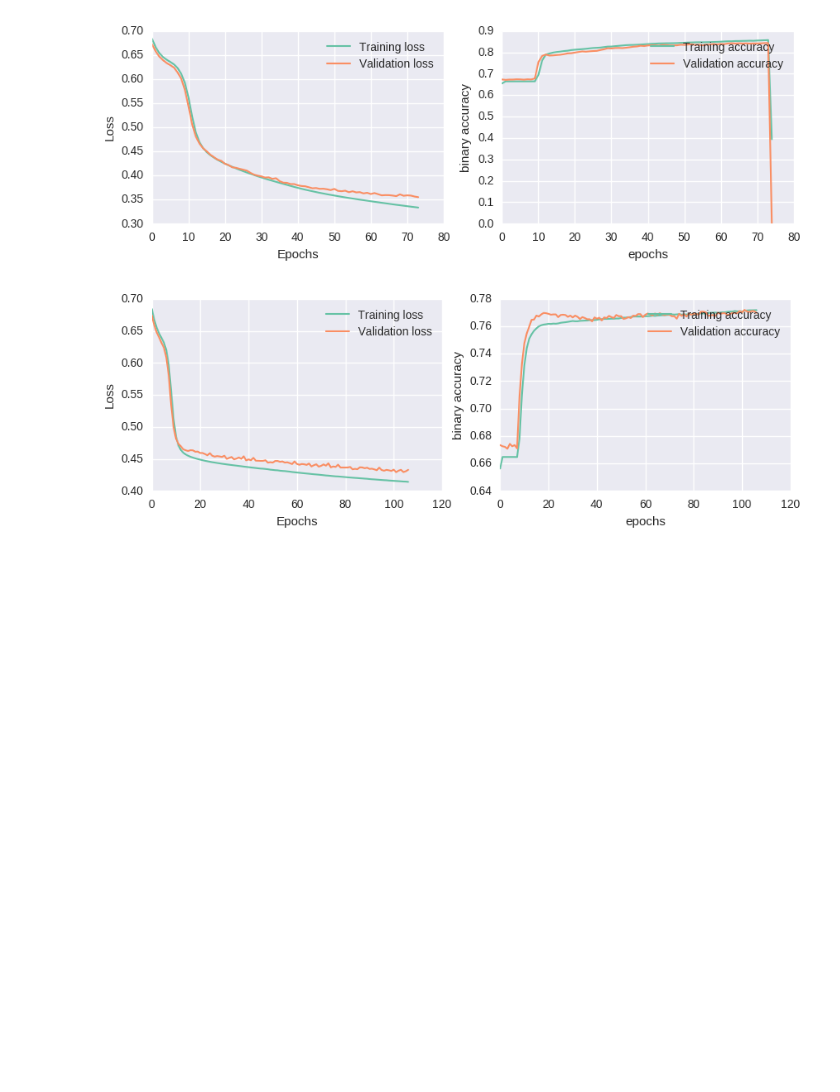
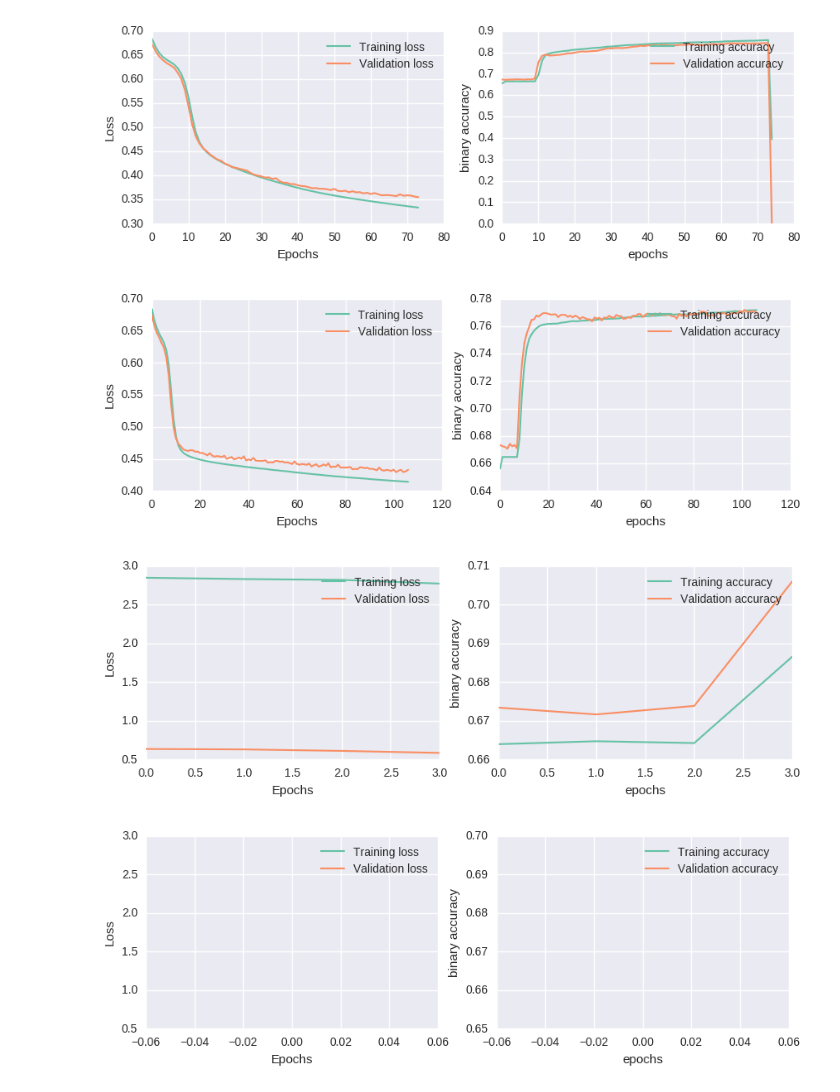
Before and after one commit to OpenGridMap/power-grid-detection, a Jupyter notebook: training/plot_training.ipynb, the cells around one changed output. Saved outputs shown, nothing was run; the diff lists cells and outputs as text; code cells hidden in the pictures; blank space fills up the shorter version.

```diff
--- a/training/plot_training.ipynb
+++ b/training/plot_training.ipynb
@@ -299,3 +299,9 @@ plot_loss_acc('cnn_140_edges_hog_grey_lr_0.001000_nesterov_training.log', figsiz
 # %% [output]
 [figure]
 [figure]
+# %%
+plot_loss_acc('cnn_140_rgb_corrected_lr_0.005000_sgd_he_normal__l1_0.000010_l2_0.000010_dropout_0.500000_r_training.log', figsize=figsize, xlim=xlim, ylim=ylim)
+plot_loss_acc('cnn_140_rgb_corrected_lr_scheduled_5_0.100000_sgd_he_normal__l1_0.000010_l2_0.000010_dropout_0.500000_r_training.log', figsize=figsize, xlim=xlim, ylim=ylim)
+# %% [output]
+[figure, added]
+[figure, added]
```
Also changed, not shown: 6 other files.
